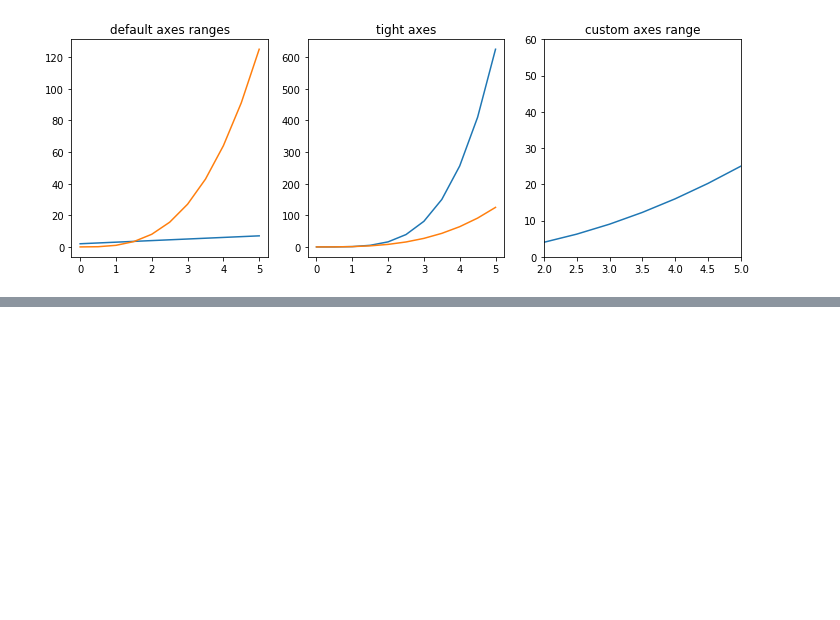
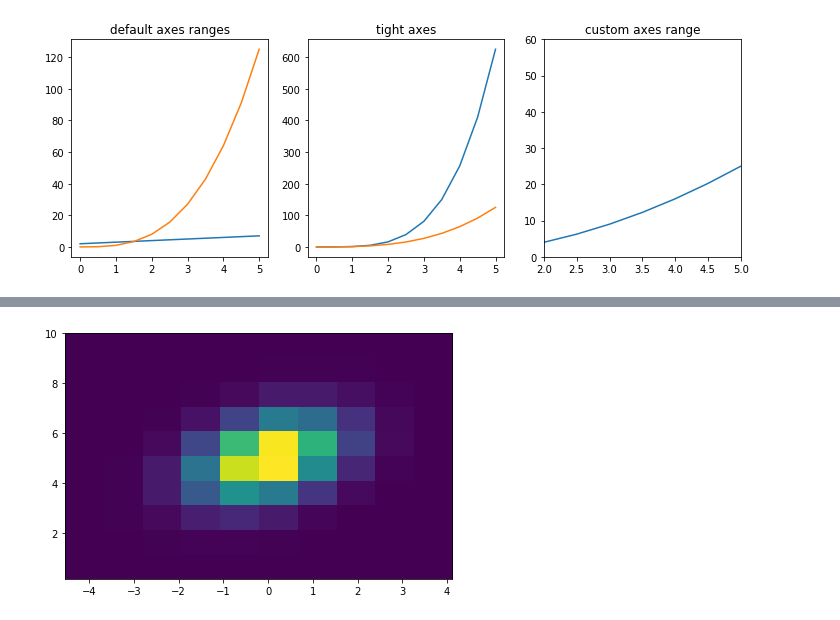
Before and after one commit to aakashvarma/Machine-Learning-Assignments, a Jupyter notebook: #0 Data visualisation/Untitled.ipynb, the cells around one changed output, grey strips where cells are left out. Drawn from its saved outputs; the diff is of its cells as text; code cells hidden in the pictures; blank space fills up the shorter version.

```diff
--- a/#0 Data visualisation/Untitled.ipynb
+++ b/#0 Data visualisation/Untitled.ipynb
@@ -129,0 +154,5 @@ axes[2].set_title("custom axes range");
+# %%
+fig, ax = plt.subplots(tight_layout=True)
+hist = ax.hist2d(x, y)
+# %% [output]
+[figure, added]
```
Also changed, not shown: parts of 7 cells of this notebook.
